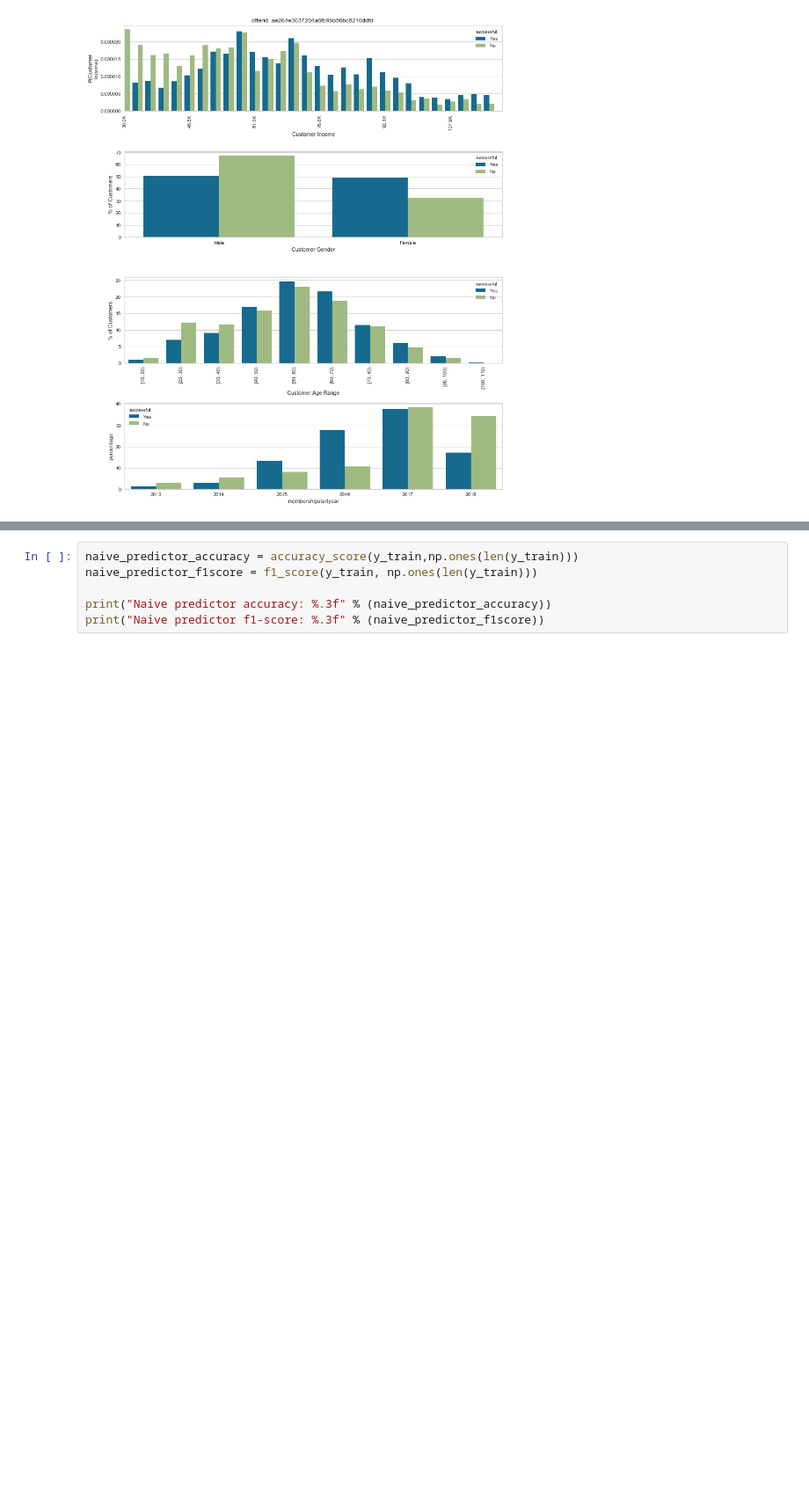
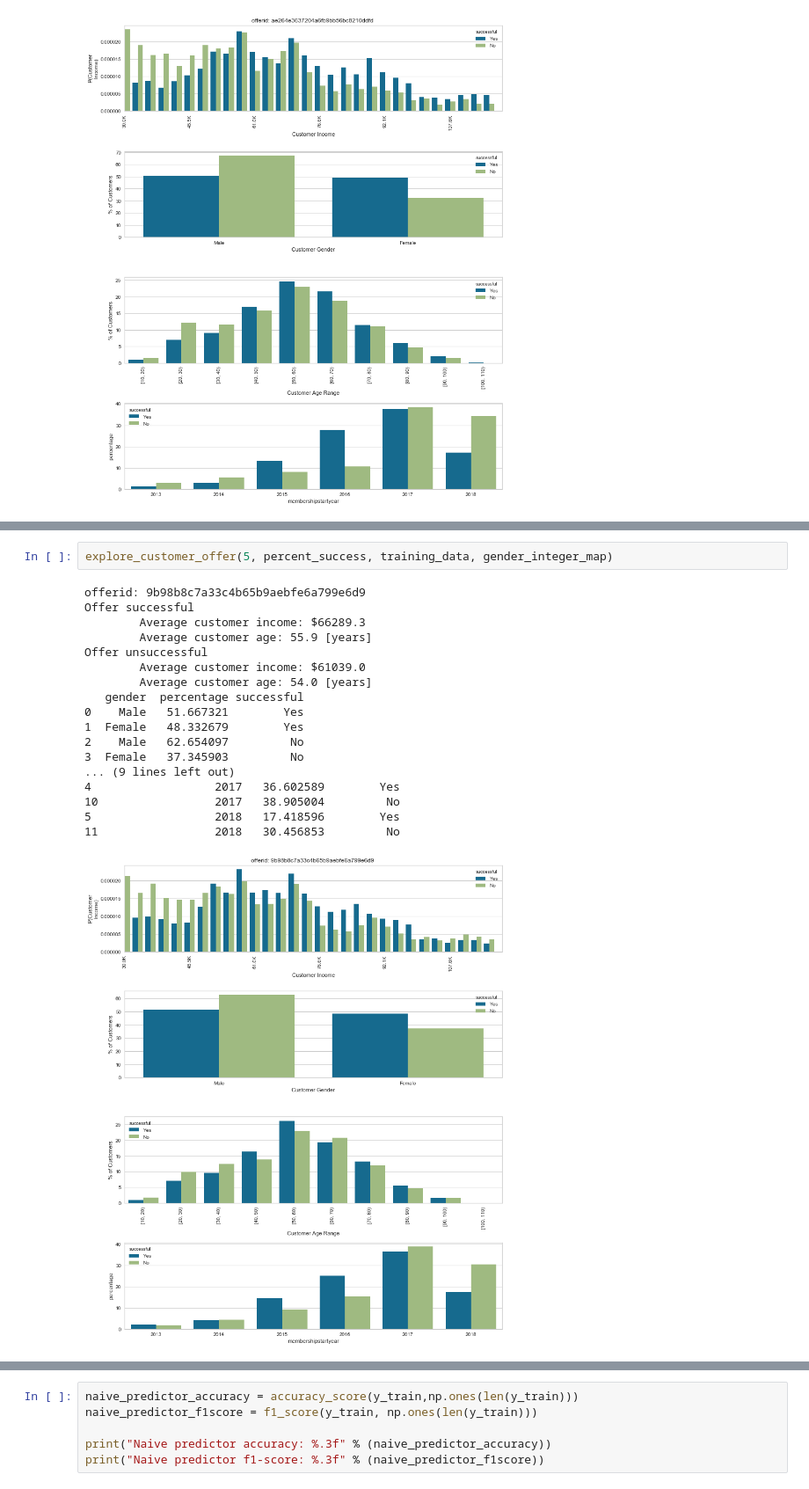
Before and after one commit to xixiaodong/Starbucks-customer-segmentation, a Jupyter notebook: Starbucks_Capstone_notebook.ipynb, the cells around one changed output, grey strips where cells are left out. Shown: that part at 88% size. Saved outputs shown, nothing was run; the diff lists cells and outputs as text; blank space fills up the shorter version.

```diff
--- a/Starbucks_Capstone_notebook.ipynb
+++ b/Starbucks_Capstone_notebook.ipynb
@@ -640,0 +664,21 @@ Offer unsuccessful
+# %%
+explore_customer_offer(5, percent_success, training_data, gender_integer_map)
+# %% [output]
+offerid: 9b98b8c7a33c4b65b9aebfe6a799e6d9
+Offer successful
+        Average customer income: $66289.3
+        Average customer age: 55.9 [years]
+Offer unsuccessful
+        Average customer income: $61039.0
+        Average customer age: 54.0 [years]
+   gender  percentage successful
+0    Male   51.667321        Yes
+1  Female   48.332679        Yes
+2    Male   62.654097         No
+3  Female   37.345903         No
+... (9 lines left out)
+4                  2017   36.602589        Yes
+10                 2017   38.905004         No
+5                  2018   17.418596        Yes
+11                 2018   30.456853         No
+[figure, added]
```
Also changed, not shown: parts of 7 cells of this notebook.
